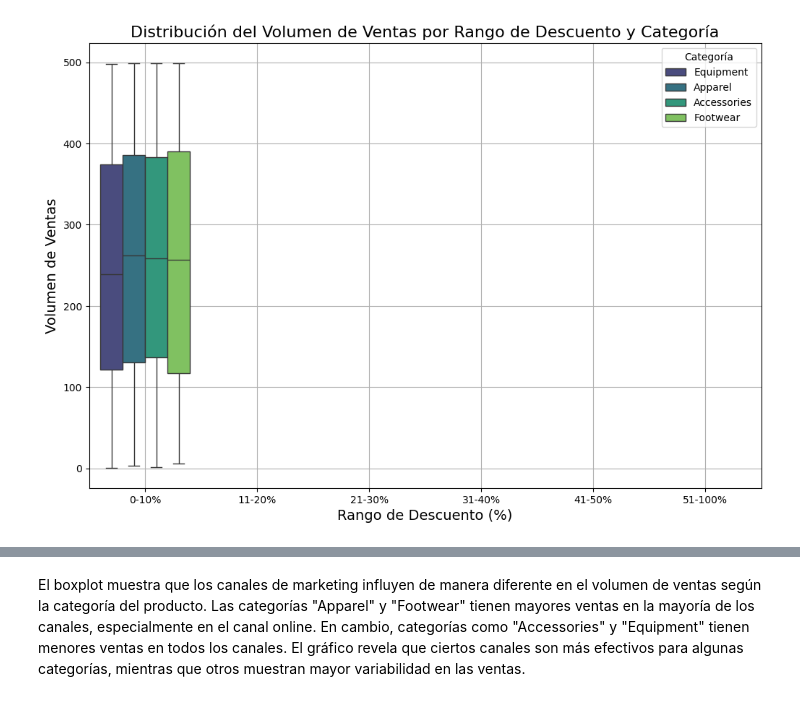
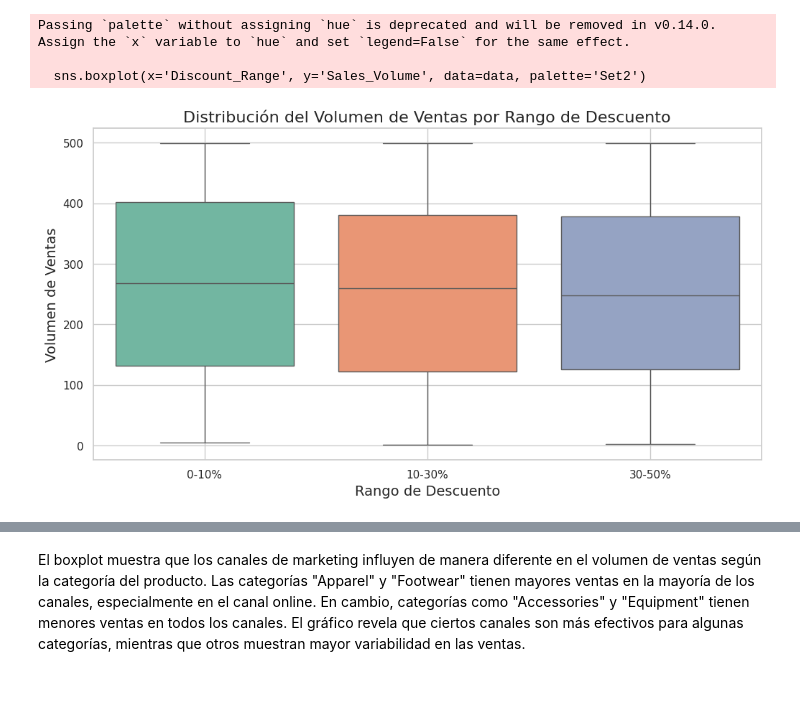
Before and after one commit to Cristianpagella/ProyectoDS_ParteI_Pagella, a Jupyter notebook: ProyectoDS_ParteI_Pagella.ipynb, the cells around one changed output, grey strips where cells are left out. Drawn from its saved outputs; the diff is of its cells as text; code cells hidden in the pictures.

```diff
--- a/ProyectoDS_ParteI_Pagella.ipynb
+++ b/ProyectoDS_ParteI_Pagella.ipynb
@@ -45,23 +122,20 @@ El histograma muestra que la mayoría de los productos de la tienda tienen preci
 # %%
-import matplotlib.pyplot as plt
-import seaborn as sns
-import pandas as pd
+
+data['Discount_Range'] = pd.cut(data['Discount'], bins=[0, 0.1, 0.3, 0.5], labels=['0-10%', '10-30%', '30-50%'])
+
+plt.figure(figsize=(12, 6))
+
+sns.boxplot(x='Discount_Range', y='Sales_Volume', data=data, palette='Set2')
+
+plt.title('Distribución del Volumen de Ventas por Rango de Descuento', fontsize=16)
+plt.xlabel('Rango de Descuento', fontsize=14)
+plt.ylabel('Volumen de Ventas', fontsize=14)
 
 
-df['Discount_Range'] = pd.cut(df['Discount'], bins=[0, 10, 20, 30, 40, 50, 100],
-                              labels=['0-10%', '11-20%', '21-30%', '31-40%', '41-50%', '51-100%'])
-
-plt.figure(figsize=(12, 8))
-
-
-sns.boxplot(x='Discount_Range', y='Sales_Volume', hue='Category', data=df, palette='viridis')
-
-
-plt.title('Distribución del Volumen de Ventas por Rango de Descuento y Categoría', fontsize=16)
-plt.xlabel('Rango de Descuento (%)', fontsize=14)
-plt.ylabel('Volumen de Ventas', fontsize=14)
-plt.legend(title='Categoría')
 plt.grid(True)
 plt.show()
 # %% [output]
+Passing `palette` without assigning `hue` is deprecated and will be removed in v0.14.0. Assign the `x` variable to `hue` and set `legend=False` for the same effect.
+
+  sns.boxplot(x='Discount_Range', y='Sales_Volume', data=data, palette='Set2')
-[figure, old version]
+[figure, new version]
```
Also changed, not shown: parts of 15 cells of this notebook.
